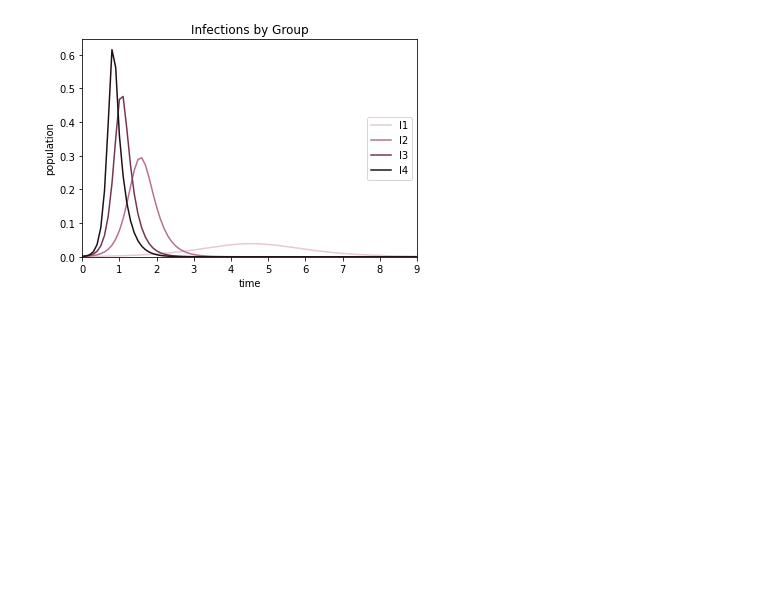
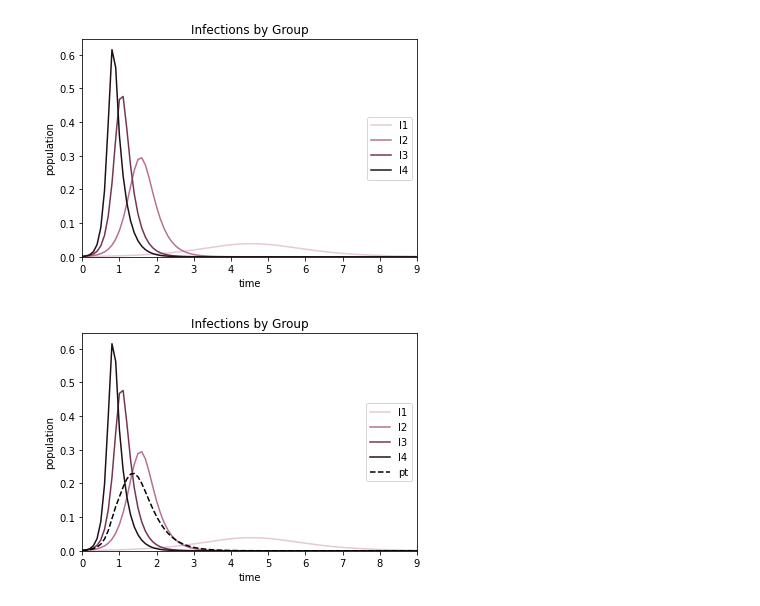
Before and after one commit to ditr2320/csci4830, a Jupyter notebook: hw3-Q2.ipynb, the cells around one changed output. Cells and saved outputs as stored; diff of their text form; code cells hidden in the pictures; blank space fills up the shorter version.

```diff
--- a/hw3-Q2.ipynb
+++ b/hw3-Q2.ipynb
@@ -5,7 +5,8 @@ from scipy.optimize import fsolve
 import math
 # %%
 def eulerSIR(initial):
-
+    gamma = 3
+    beta = 4.5
     I0, S0 = initial
     dt = 0.1
     Dp = np.diag([1,2,3,4])
@@ -24,6 +25,11 @@ def eulerSIR(initial):
     rList = []
     rList.append([0,0,0,0])
 
+    psList = []
+    psList.append(S0)
+    piList = []
+    piList.append(I0)
+
     # list to store time
     time = np.arange(0, 50, dt).tolist()
 
@@ -31,6 +37,7 @@ def eulerSIR(initial):
         Ds = np.diag(sList[-1])
         i = np.diag(iList[-1])
         r = np.diag(rList[-1])
+        susc = sList[-1]
 
         sdot = -Ds*Dp*C*Dw*i
         Ds1 = Ds + sdot
@@ -44,10 +51,21 @@ def eulerSIR(initial):
         r1 = r + rdot
         r2 = np.diag(r1)
 
+        pt = susc[0] + 2*susc[1] + 3*susc[3] + 4*susc[3]
+        pt = pt/(susc[0] + susc[1] + susc[3] + susc[3])
+
+        ps = psList[-1] - ((beta * psList[-1] * piList[-1]*pt)) * dt
+        pi = piList[-1] + (((beta * psList[-1] * piList[-1]*pt)) - gamma * piList[-1]) * dt
+
+        # ps = psList[-1] - (psList[-1]*pt*0.1125*piList[-1])
+        # pi = piList[-1] + (psList[-1]*pt*0.1125*piList[-1])- (1/3*piList[-1])
+
         sList.append(s)
         iList.append(i2)
         rList.append(r2)
-    return((time, sList,iList,rList))
+        psList.append(ps)
+        piList.append(pi)
+    return((time, sList,iList,rList,psList,piList))
 # %%
 def plot(time, sList):
     i1 = list(map(lambda x: x[0], iList))
@@ -66,10 +84,31 @@ def plot(time, sList):
     ax.set_xlabel('time')
     ax.set_ylabel('population')
     ax.set_title('Infections by Group')
+# %%
+def plot2(time, sList,piList):
+    i1 = list(map(lambda x: x[0], iList))
+    i2 = list(map(lambda x: x[1], iList))
+    i3 = list(map(lambda x: x[2], iList))
+    i4 = list(map(lambda x: x[3], iList))
+    fig, ax = plt.subplots(nrows=1,ncols=1)
+    ax.plot(time,i1,label='I1',color="#e4c9d6")
+    ax.plot(time,i2,label='I2',color="#b77093")
+    ax.plot(time,i3,label='I3',color="#743554")
+    ax.plot(time,i4,label='I4',color="#210f18")
+    ax.plot(time,piList,label='pt',color="Black",linestyle="dashed")
+    ax.legend(loc='center right')
+    ax.set_xlim(left=0)
+    ax.set_xlim(right=9)
+    ax.set_ylim(bottom=0)
+    ax.set_xlabel('time')
+    ax.set_ylabel('population')
+    ax.set_title('Infections by Group')
 # %%
 initial = (0.001,0.999) # initial conditions (I,S)
 # %%
-time, sList, iList, rList = eulerSIR(initial)
+time, sList, iList, rList,psList,piList = eulerSIR(initial)
 plot(time,sList)
+plot2(time,sList,piList)
 # %% [output]
 [figure]
+[figure, added]
```
